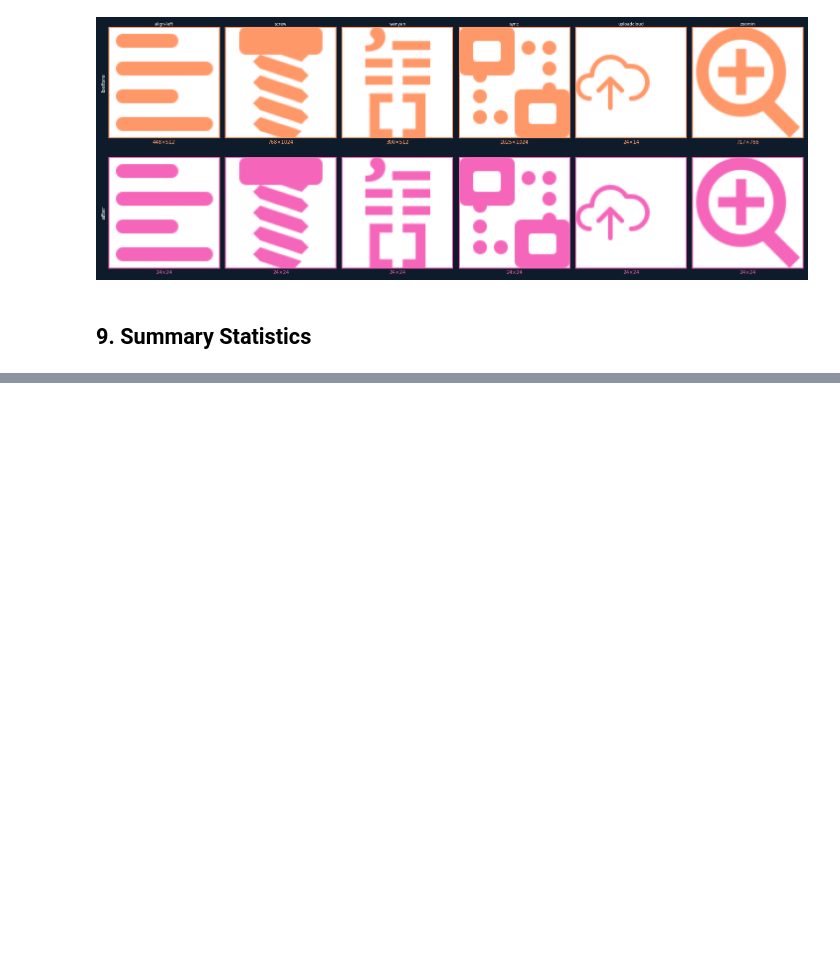
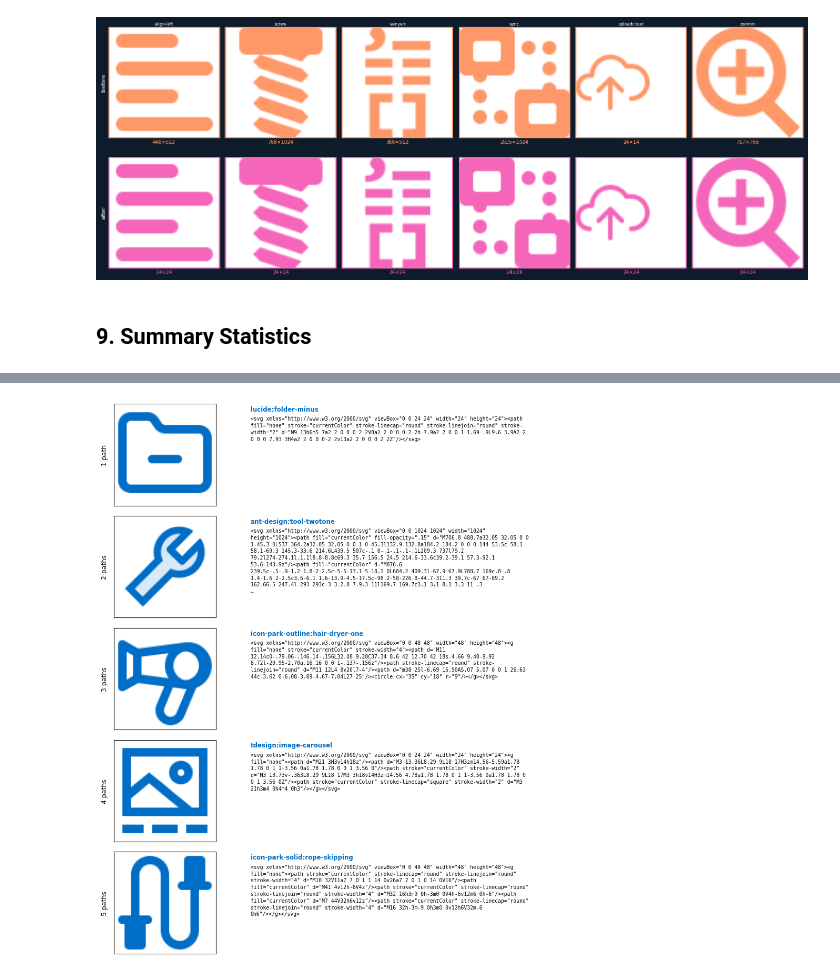
Before and after one commit to yauheniya-adesso/icongenai, a Jupyter notebook: notebooks/01_explore_filtered.ipynb, the cells around one changed output, grey strips where cells are left out. Saved outputs shown, nothing was run; the diff lists cells and outputs as text; code cells hidden in the pictures; blank space fills up the shorter version.

```diff
--- a/notebooks/01_explore_filtered.ipynb
+++ b/notebooks/01_explore_filtered.ipynb
@@ -1076,0 +1137,78 @@ pipe_df
+# %%
+# ── FIGURE: Sample icons by path count + SVG code ────────────────────────────
+
+def _render(svg_str: str, size: int = 100) -> np.ndarray:
+    colored = re.sub(r'currentColor', blue, svg_str, flags=re.IGNORECASE)
+    png = cairosvg.svg2png(
+        bytestring=colored.encode(),
+        output_width=size, output_height=size,
+        background_color="white",
+    )
+    return np.array(Image.open(io.BytesIO(png)).convert("RGB"))
+
+n_paths_rows = [1, 2, 3, 4, 5]
+
+fig, axes = plt.subplots(
+    len(n_paths_rows), 2,
+    figsize=(14, 11),
+    facecolor="white",
+    gridspec_kw={"width_ratios": [1, 4.5]},
+)
+fig.subplots_adjust(left=0.09, right=0.99, top=0.97, bottom=0.02, hspace=0.1, wspace=0.06)
+
+for row_i, n_paths in enumerate(n_paths_rows):
+    pool = [r for r in final if r["path_count"] == n_paths]
+
+    # ── icon column ──
+    ax_img = axes[row_i, 0]
+    ax_img.set_facecolor("white")
+    ax_img.set_xticks([])
+    ax_img.set_yticks([])
+    ax_img.set_aspect("equal", anchor="N")
+    for sp in ax_img.spines.values():
+        sp.set_edgecolor("black")
+        sp.set_linewidth(0.8)
+    ax_img.set_ylabel(
+        f"{n_paths} path{'s' if n_paths > 1 else ''}",
+        color="black", fontsize=9, labelpad=8,
+    )
+
+    # ── SVG code column ──
+    ax_txt = axes[row_i, 1]
+    ax_txt.set_facecolor("white")
+    ax_txt.set_xlim(0, 1)
+    ax_txt.set_ylim(0, 1)
+    ax_txt.set_xticks([])
+    ax_txt.set_yticks([])
+    for sp in ax_txt.spines.values():
+        sp.set_visible(False)
+
+    if not pool:
+        ax_img.text(0.5, 0.5, "no icons", ha="center", va="center",
+                    color=blue, fontsize=8, transform=ax_img.transAxes)
+        continue
+
+    r = random.choice(pool)
+    ax_img.imshow(_render(r["svg"], size=96))
+
+    svg_norm  = normalize_svg(r["svg"])
+    max_chars = 700
+    truncated = svg_norm if len(svg_norm) <= max_chars else svg_norm[:max_chars]
+    lines     = textwrap.wrap(truncated, width=90)[:14]
+    if len(svg_norm) > max_chars or len(lines) == 14:
+        lines.append("…")
+    svg_text = "\n".join(lines)
+
+    ax_txt.text(0.015, 0.98, r["icon_id"],
+                ha="left", va="top", color=blue,
+                fontsize=8.5, fontweight="bold",
+                transform=ax_txt.transAxes)
+    ax_txt.text(0.015, 0.88, svg_text,
+                ha="left", va="top", color="black",
+                fontsize=7.0, family="monospace", linespacing=1.35,
+                transform=ax_txt.transAxes)
+
+plt.savefig("output/final_sample_svg_inspection.png", dpi=300, bbox_inches="tight")
+plt.show()
+# %% [output]
+[figure, added]
```
Also changed, not shown: parts of 4 cells of this notebook, 2 other files.
